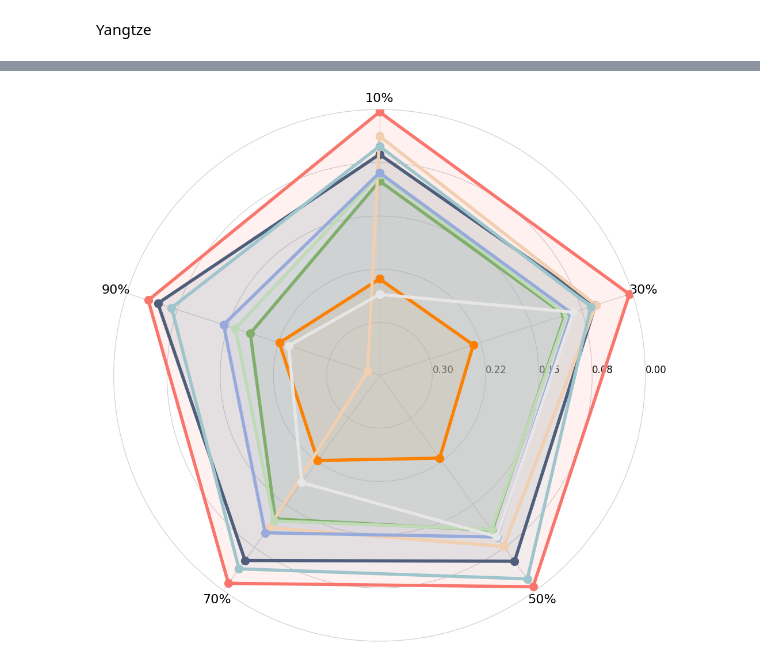
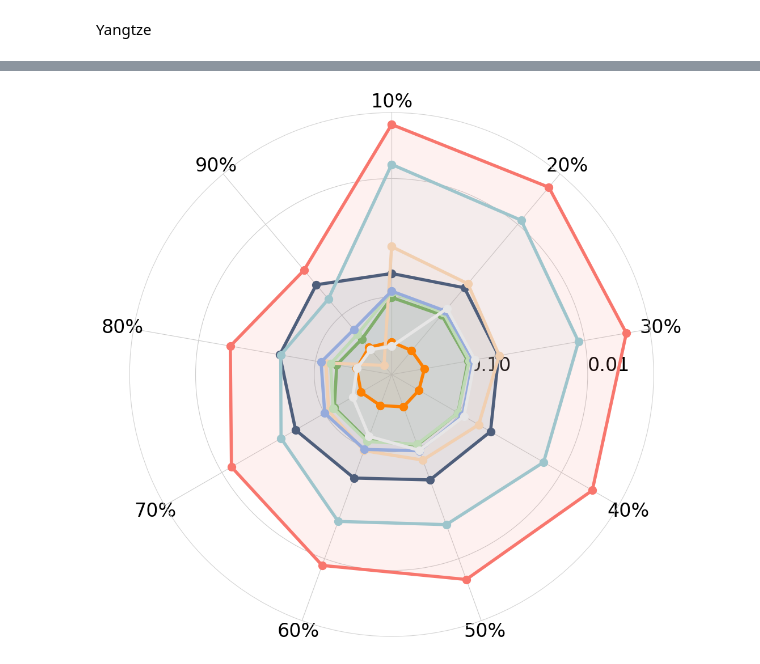
Before and after one commit to YangLabHKUST/STIMP, a Jupyter notebook: visualization/overall_performance.ipynb, the cells around one changed output, grey strips where cells are left out. Drawn from its saved outputs; the diff is of its cells as text; code cells hidden in the pictures.

```diff
--- a/visualization/overall_performance.ipynb
+++ b/visualization/overall_performance.ipynb
@@ -686,15 +474,15 @@ import requests
 import matplotlib.ticker as mtick
 
 value = np.array([
-                  [0.0035, 0.0044, 0.0065, 0.0124, 0.0319],
-                  [0.2385, 0.2355, 0.2303, 0.2262, 0.2260],
-                  [0.1006, 0.0997, 0.1047, 0.1245, 0.1830],
-                  [0.0632, 0.0546, 0.0509, 0.0522, 0.0462],
-                  [0.0375, 0.0539, 0.0767, 0.1094, 0.3567],
-                  [0.0912, 0.0974, 0.1063, 0.1211, 0.1610],
-                  [0.0517, 0.0614, 0.0202, 0.0377, 0.0664],
-                  [0.0890, 0.0903, 0.0930, 0.1004, 0.1435],
-                  [0.2603, 0.0870, 0.0937, 0.1879, 0.2397]])
+                  [0.0035, 0.0039, 0.0044, 0.0050, 0.0065, 0.0087, 0.0124, 0.0187, 0.0319],
+                  [0.2385, 0.2456, 0.2355, 0.2439, 0.2303, 0.2367, 0.2262, 0.2255, 0.2260],
+                  [0.1006, 0.0993, 0.0997, 0.1016, 0.1047, 0.1153, 0.1245, 0.1524, 0.1830],
+                  [0.0632, 0.0499, 0.0546, 0.0490, 0.0509, 0.0529, 0.0522, 0.0495, 0.0462],
+                  [0.0375, 0.0450, 0.0539, 0.0639, 0.0767, 0.0932, 0.1094, 0.1232, 0.3567],
+                  [0.0912, 0.0941, 0.0974, 0.1014, 0.1063, 0.1125, 0.1211, 0.1349, 0.1610],
+                  [0.0076, 0.0090, 0.0113, 0.0149, 0.0202, 0.0216, 0.0377, 0.0505, 0.0664],
+                  [0.0890, 0.0896, 0.0903, 0.0914, 0.0930, 0.0956, 0.1004, 0.1118, 0.1435],
+                  [0.2603, 0.0846, 0.0870, 0.0887, 0.0937, 0.1252, 0.1879, 0.2271, 0.2397]])
 
 
 # Function[]
@@ -706,33 +494,34 @@ def plot_radar_chart(data, methods, title, metrics):
     fig, ax = plt.subplots(figsize=(12, 12), subplot_kw={"projection": "polar"})
 
     ax.set_title(title, y=1.15, fontsize=20)
     ax.set_theta_zero_location("N")
     ax.set_theta_direction(-1)
     ax.set_rlabel_position(90)
 
     ax.spines["polar"].set_zorder(1)
     ax.spines["polar"].set_color("lightgrey")
 
     color_palette = ["#F8766D", "#FC8002","#80AE6B", "#4E5E7B",  "#F1CFB0", "#BFDAB6", "#9EC5CC", "#96ABDC","#E7E6E6"]
 
     for i in range(data.shape[0]):
         values = data[i]
         values = np.concatenate([values, values[0][np.newaxis]], 0)
         ax.plot(theta, values, linewidth=4, linestyle="solid", label=methods[i], marker='o', markersize=10,color=color_palette[i%len(color_palette)])
         ax.fill(theta, values, alpha=0.10, color=color_palette[i % len(color_palette)])
 
 
-    plt.yticks(np.linspace(0.3, 0, 5), np.linspace(0.3, 0, 5).tolist(), color="black", size=12)
-    plt.xticks(theta[:-1], metrics, color="black", size=16)
+    plt.yticks(np.linspace(0.3, 0, 5), np.linspace(0.3, 0, 5).tolist(), color="black", size=24)
+    plt.xticks(theta[:-1], metrics, color="black", size=24)
+    ax.set_yscale("log")
     ax.yaxis.set_inverted(True)
     ax.yaxis.set_major_formatter(mtick.FormatStrFormatter('%.2f'))
     # plt.legend(loc="upper right", bbox_to_anchor=(1.3, 1.1))
     # plt.legend(loc="upper right", bbox_to_anchor=(1.05,1.05))
 
     return fig
 
 # Plot
 fig = plot_radar_chart(value, methods, title="", metrics=metrics)
 plt.show()
 # %% [output]
-[figure, old version]
+[figure, new version]
```
Also changed, not shown: parts of 11 cells of this notebook.
